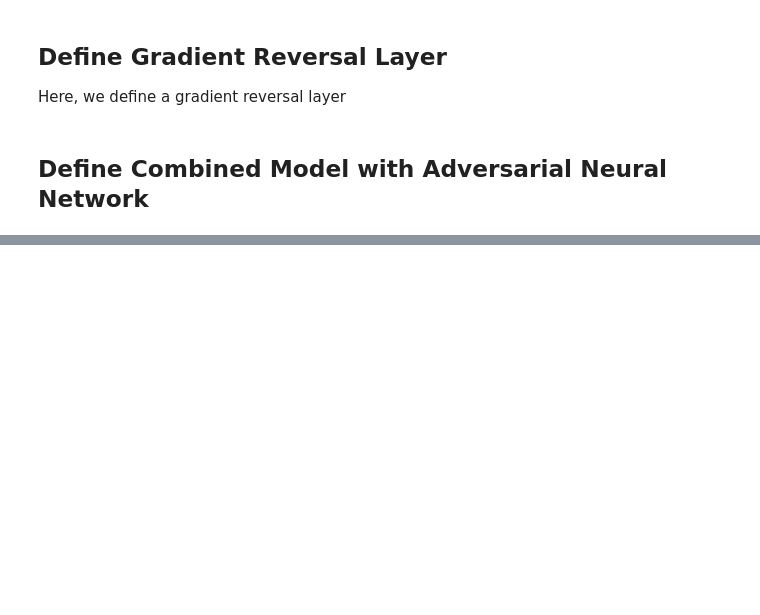
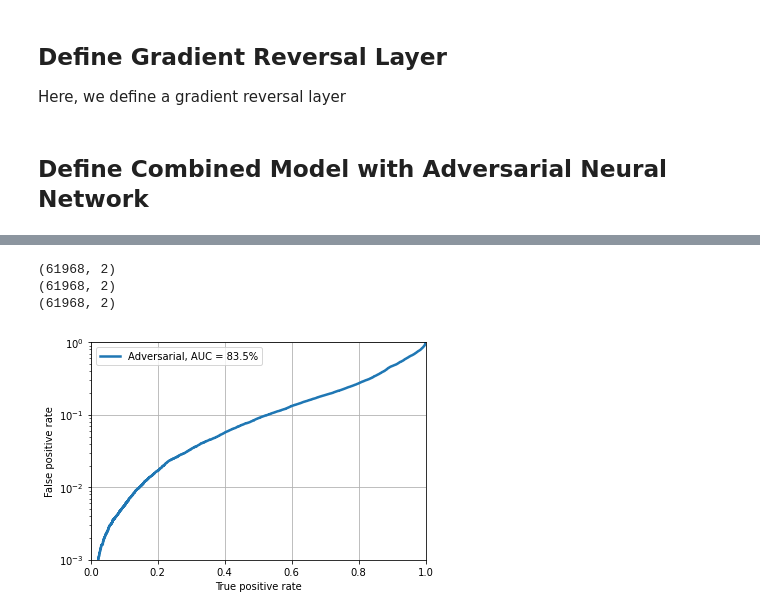
Before and after one commit to faroukmokhtar/GNN, a Jupyter notebook: weeks/07-objectives.ipynb, the cells around one changed output, grey strips where cells are left out. Drawn from its saved outputs; the diff is of its cells as text; code cells hidden in the pictures; blank space fills up the shorter version.

```diff
--- a/weeks/07-objectives.ipynb
+++ b/weeks/07-objectives.ipynb
@@ -303,0 +299,46 @@ None
+# %%
+# load testing file
+test_files = ['root://eospublic.cern.ch//eos/opendata/cms/datascience/HiggsToBBNtupleProducerTool/HiggsToBBNTuple_HiggsToBB_QCD_RunII_13TeV_MC/test/ntuple_merged_0.root'
+             ]
+test_generator = DataGenerator(test_files, features, labels, spectators, batch_size=8192, n_dim=ntracks,
+                               remove_mass_pt_window=True,
+                               remove_unlabeled=True,
+                               return_spectators=True,
+                               max_entry = 200000) # basically, no maximum
+# %%
+import tqdm
+# run model inference on test data set
+predict_array_adv = []
+label_array_test = []
+spec_array_test = []
+
+for t in tqdm.tqdm(test_generator,total=len(test_generator)):
+    label_array_test.append(t[1][0])
+    spec_array_test.append(t[1][1])
+    predict_array_adv.append(keras_model_adv.predict(t[0])[0])
+predict_array_adv = np.concatenate(predict_array_adv,axis=0)
+label_array_test = np.concatenate(label_array_test,axis=0)
+spec_array_test = np.concatenate(spec_array_test,axis=0)
+# %%
+# create ROC curves
+print(label_array_test.shape)
+print(spec_array_test.shape)
+print(predict_array_adv.shape)
+fpr_adv, tpr_adv, threshold_adv = roc_curve(label_array_test[:,1], predict_array_adv[:,1])
+
+# plot ROC curves
+plt.figure()
+plt.plot(tpr_adv, fpr_adv, lw=2.5, label="Adversarial, AUC = {:.1f}%".format(auc(fpr_adv,tpr_adv)*100))
+plt.xlabel(r'True positive rate')
+plt.ylabel(r'False positive rate')
+plt.semilogy()
+plt.ylim(0.001,1)
+plt.xlim(0,1)
+plt.grid(True)
+plt.legend(loc='upper left')
+plt.show()
+# %% [output]
+(61968, 2)
+(61968, 2)
+(61968, 2)
+[figure, added]
```
Also changed, not shown: parts of 8 cells of this notebook, 2 other files.
